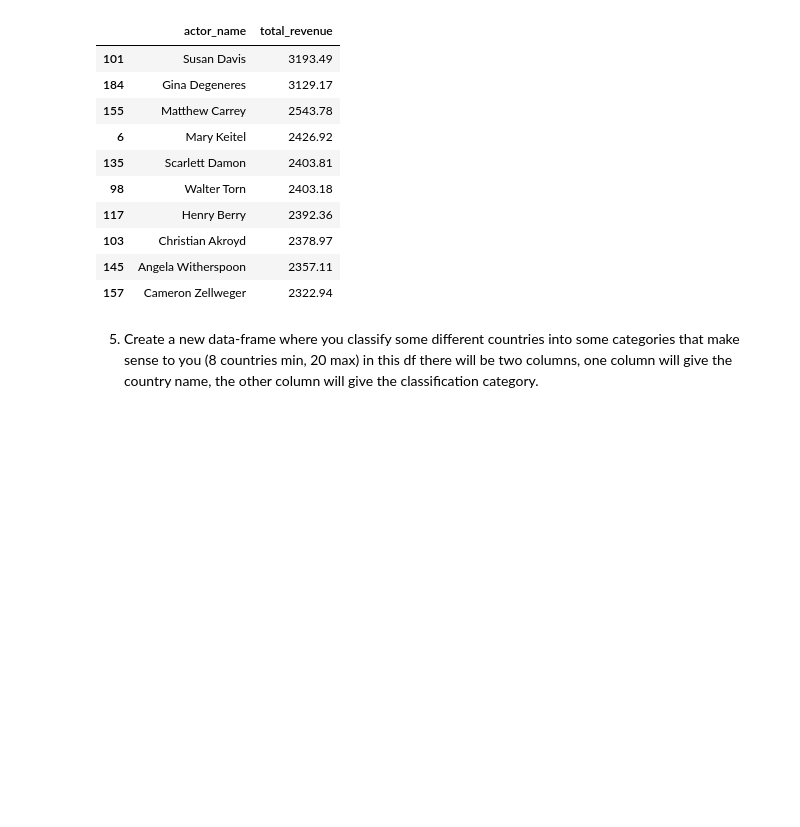
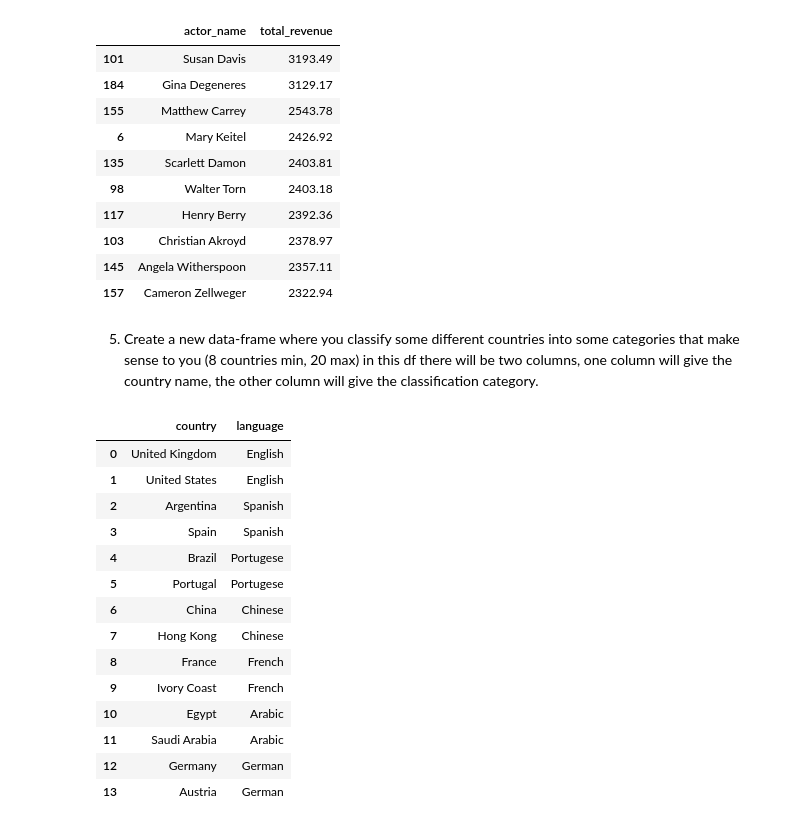
Before and after one commit to RockyCLK/week3-py, a Jupyter notebook: DVD_Rental_Analysis_(final).ipynb, the cells around one changed output. Saved outputs shown, nothing was run; the diff lists cells and outputs as text; code cells hidden in the pictures; blank space fills up the shorter version.

```diff
--- a/DVD_Rental_Analysis_(final).ipynb
+++ b/DVD_Rental_Analysis_(final).ipynb
@@ -102,0 +117,31 @@ dfCtryLang = pd.DataFrame(
+# %%
+# create a new DataFrame containing countries and corresponding official languages
+
+dfCountryLang = pd.DataFrame(
+    data={'country':['United Kingdom','United States','Argentina','Spain',
+                     'Brazil','Portugal','China','Hong Kong',
+                     'France','Ivory Coast','Egypt','Saudi Arabia',
+                     'Germany','Austria'],
+          'language':['English','English','Spanish','Spanish',
+                      'Portugese','Portugese','Chinese','Chinese',
+                      'French','French','Arabic','Arabic',
+                      'German','German']}
+)
+
+dfCountryLang
+# %% [output]
+|  | country | language |
+| 0 | United Kingdom | English |
+| 1 | United States | English |
+| 2 | Argentina | Spanish |
+| 3 | Spain | Spanish |
+| 4 | Brazil | Portugese |
+| 5 | Portugal | Portugese |
+| 6 | China | Chinese |
+| 7 | Hong Kong | Chinese |
+| 8 | France | French |
+| 9 | Ivory Coast | French |
+| 10 | Egypt | Arabic |
+| 11 | Saudi Arabia | Arabic |
+| 12 | Germany | German |
+| 13 | Austria | German |
```
Also changed, not shown: parts of 9 cells of this notebook.
